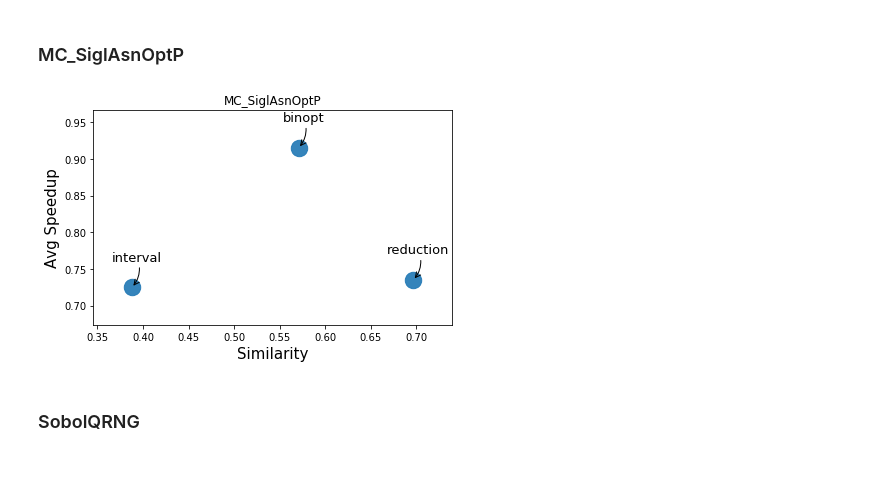
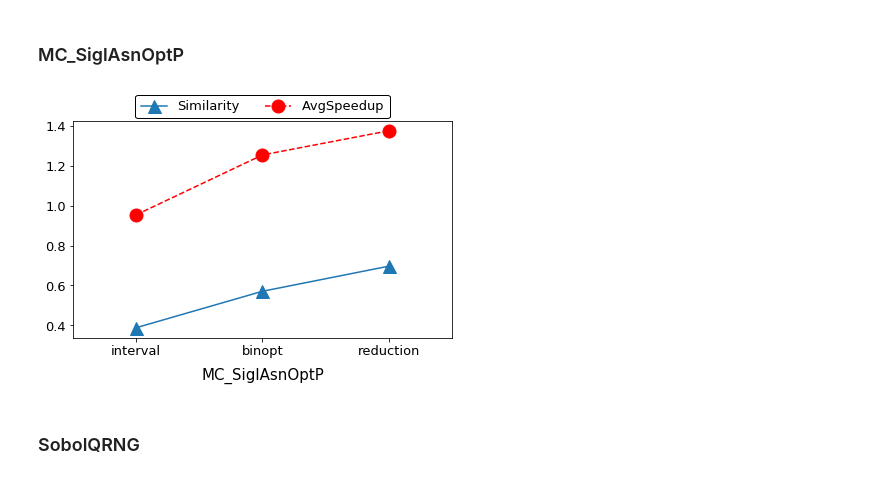
Before and after one commit to leimingyu/magus, a Jupyter notebook: 02_clustering_compare/feat25/sim_vs_speedup.ipynb, the cells around one changed output. Saved outputs shown, nothing was run; the diff lists cells and outputs as text; code cells hidden in the pictures.

```diff
--- a/02_clustering_compare/feat25/sim_vs_speedup.ipynb
+++ b/02_clustering_compare/feat25/sim_vs_speedup.ipynb
@@ -7,41 +47,14 @@ import matplotlib.cbook as cbook
 # %% [markdown]
 ### MC_SiglAsnOptP
-# %%
-myTitle='MC_SiglAsnOptP'
-
-similarity=np.array([0.388, 0.571, 0.697])
-
-avg_speedup=np.array([0.725, 0.915,  0.735])
-
-labels = ['interval', 'binopt', 'reduction']
-
-
-fig, ax = plt.subplots()
-ax.scatter(similarity, avg_speedup, s=270, alpha=0.9)
-
-ax.set_xlabel('Similarity', fontsize=15)
-ax.set_ylabel('Avg Speedup', fontsize=15)
-ax.set_title(myTitle)
-
-# ax.grid(True)
-# ax.yaxis.grid() # horizontal lines
-# ax.xaxis.grid() # vertical lines
-
-for i, app in enumerate(labels):
-    ax.annotate(app,
-                xy=(similarity[i], avg_speedup[i]),
-                xytext=(5, 30),
-                textcoords='offset points', ha='center', va='center', size=13,
-                arrowprops=dict(arrowstyle = '->', connectionstyle='arc3,rad=-0.3'))
-
-fig.tight_layout()
-
-plt.show()
-
-
-fig.savefig(myTitle + '.pdf',  transparent = True, bbox_inches='tight')
-fig.savefig(myTitle + '.png',  dpi=300, transparent = True, bbox_inches='tight')
-# %% [output]
-[figure, removed]
+# %%
+myTitle='MC_SiglAsnOptP'
+
+similarity=np.array([0.388, 0.571, 0.697])
+avg_speedup=np.array([0.9543718269, 1.255099298,  1.376521764])
+labels = ['interval', 'binopt', 'reduction']
+
+genPlot(similarity, avg_speedup, labels, myTitle)
+# %% [output]
+[figure, added]
 # %% [markdown]
 ### SobolQRNG
```
Also changed, not shown: parts of 26 cells of this notebook, 28 other files.
